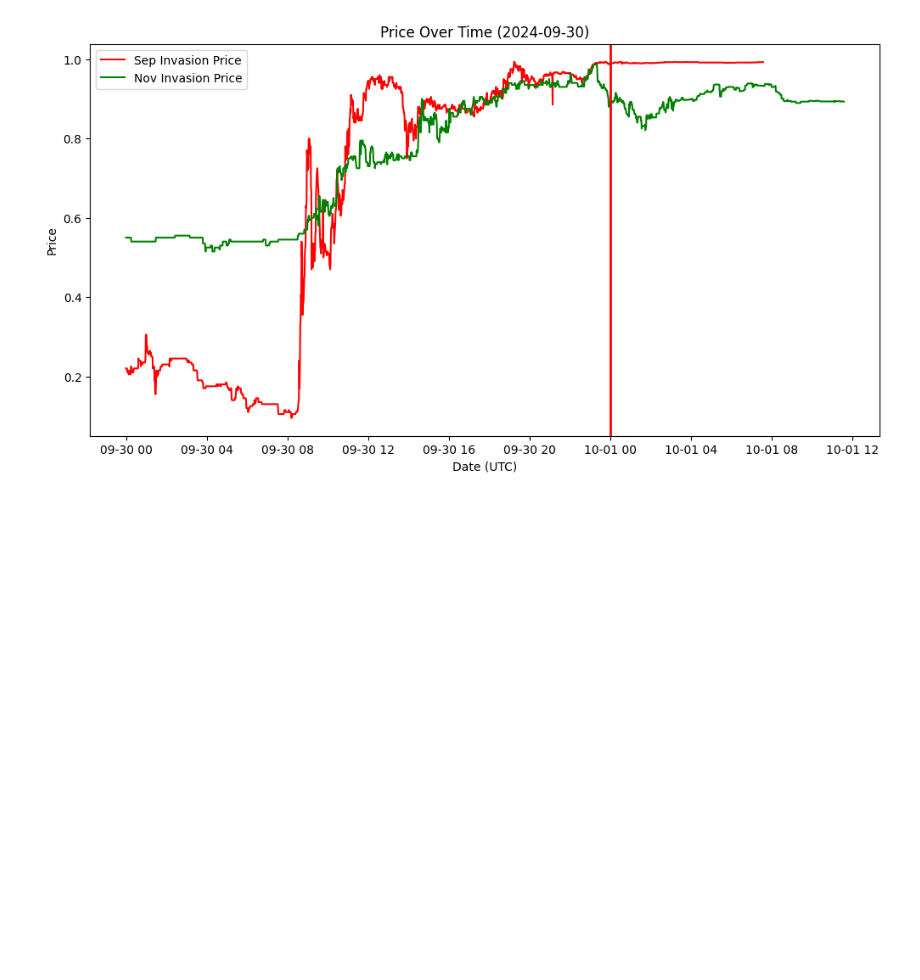
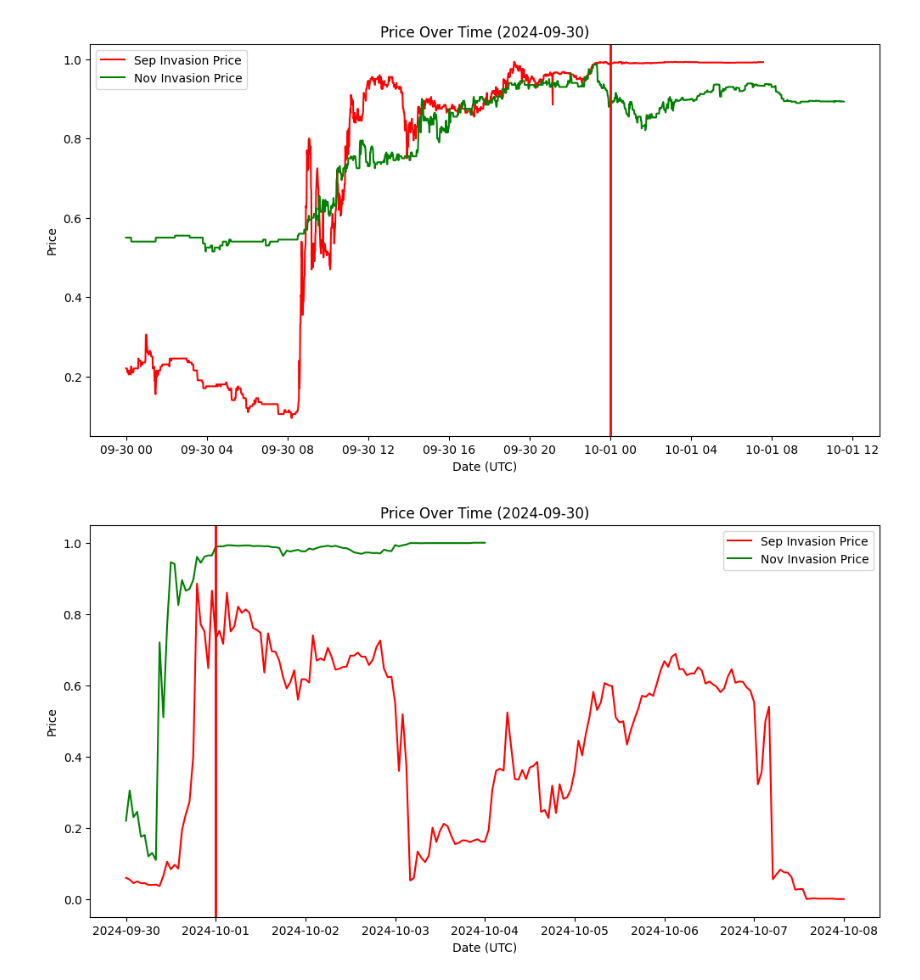
Before and after one commit to HighDom/Prediction-Markets-Price-Analysis, a Jupyter notebook: Lebanon-Israel-September.ipynb, the cells around one changed output. Cells and saved outputs as stored; diff of their text form; code cells hidden in the pictures; blank space fills up the shorter version.

```diff
--- a/Lebanon-Israel-September.ipynb
+++ b/Lebanon-Israel-September.ipynb
@@ -330,31 +330,33 @@ df1 = pd.read_csv('LI-Enters-Finished.csv')
 df2 = pd.read_csv('LI-Invades-Finished.csv')
 
 # Convert 'Timestamp (UTC)' to datetime
 df1['Datetime'] = pd.to_datetime(df1['Timestamp (UTC)'], unit='s')
 df2['Datetime'] = pd.to_datetime(df2['Timestamp (UTC)'], unit='s')
 
 # Set 'Datetime' as the index
 df1.set_index('Datetime', inplace=True)
 df2.set_index('Datetime', inplace=True)
 
 deadline_str = "2024-10-01T00:00:00Z"
 deadline_datetime = pd.to_datetime(deadline_str)
 
 # Filter data between '2006-09-30' and '2018-09-30'
 start_date = '2024-09-30'
-end_date = '2024-10-01'
+end_date = '2024-10-10'
 df1_filtered = df1.loc[start_date:end_date]
 df2_filtered = df2.loc[start_date:end_date]
 
 # Plotting
 plt.figure(figsize=(12, 6))
 plt.plot(df1_filtered.index, df1_filtered['Price'], label='Sep Invasion Price', color='red')
 plt.plot(df2_filtered.index, df2_filtered['Price'], label='Nov Invasion Price', color='green')
 
 plt.axvline(x=deadline_datetime, color='red', linestyle='-', linewidth=2)
 
 plt.xlabel('Date (UTC)')
 plt.ylabel('Price')
 plt.title('Price Over Time (2024-09-30)')
 plt.legend()
 plt.show()
+# %% [output]
+[figure, added]
```
Also changed, not shown: 5 other files.
